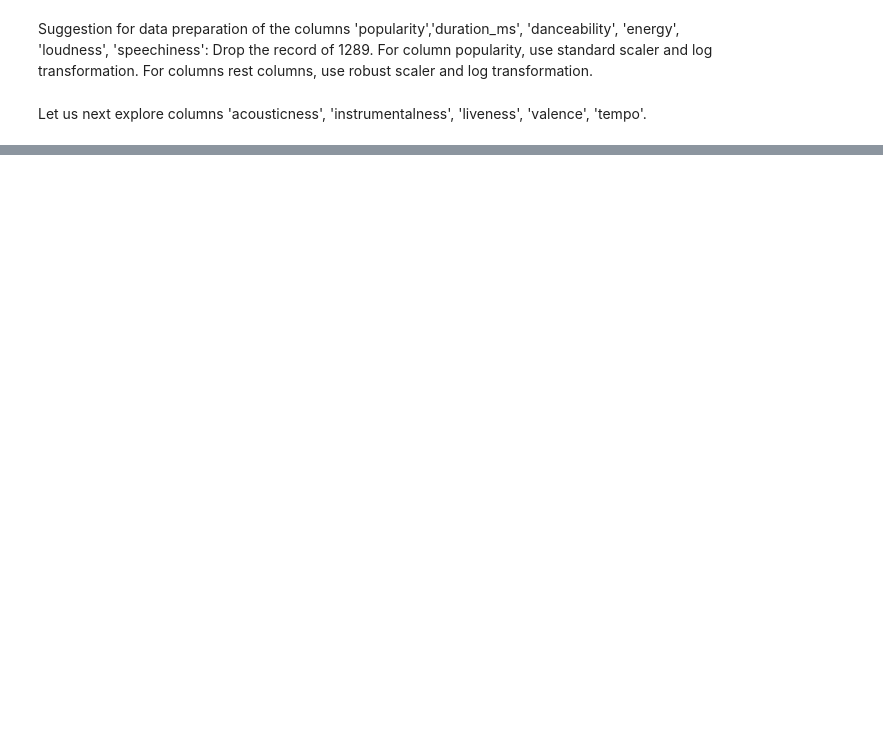
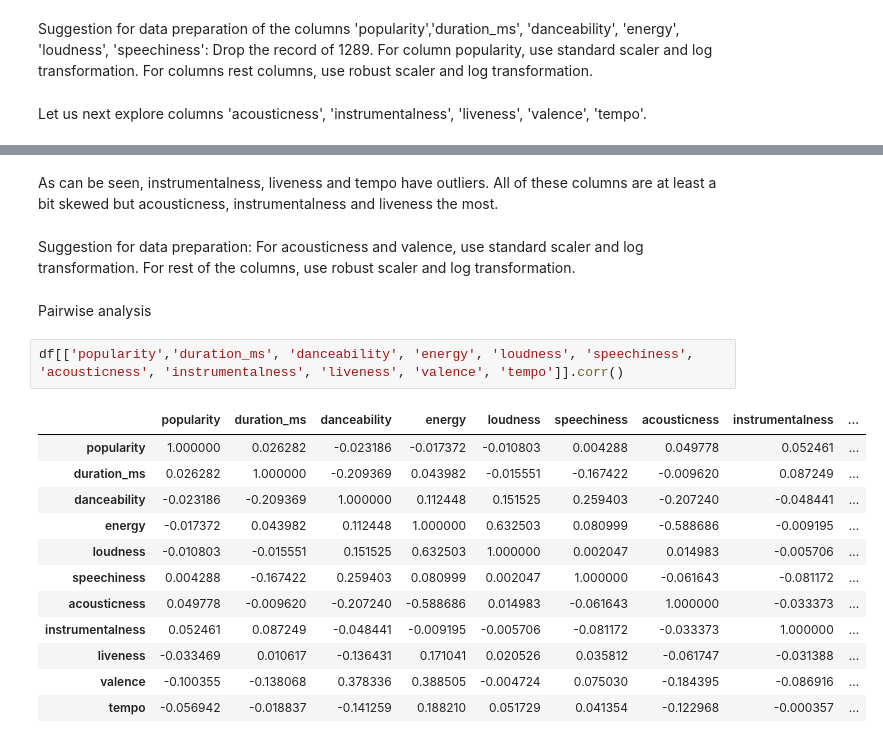
Before and after one commit to SamuelHellqvist/CS4168-DATA-MINING-UL----Project, a Jupyter notebook: EDA_notebook.ipynb, the cells around one changed output, grey strips where cells are left out. Cells and saved outputs as stored; diff of their text form; blank space fills up the shorter version.

Commit message:
feat: continue eda, add correlation analysis, fix figures

```diff
--- a/EDA_notebook.ipynb
+++ b/EDA_notebook.ipynb
@@ -135,0 +162,23 @@ df[['acousticness', 'instrumentalness', 'liveness', 'valence', 'tempo']].boxplot
+# %% [markdown]
+As can be seen, instrumentalness, liveness and tempo have outliers. All of these columns are at least a bit skewed but acousticness, instrumentalness and liveness the most.
+# %% [markdown]
+Suggestion for data preparation:
+For acousticness and valence, use standard scaler and log transformation.
+For rest of the columns, use robust scaler and log transformation.
+# %% [markdown]
+Pairwise analysis
+# %%
+df[['popularity','duration_ms', 'danceability', 'energy', 'loudness', 'speechiness', 'acousticness', 'instrumentalness', 'liveness', 'valence', 'tempo']].corr()
+# %% [output]
+|  | popularity | duration_ms | danceability | energy | loudness | speechiness | acousticness | instrumentalness | ... |
+| popularity | 1.000000 | 0.026282 | -0.023186 | -0.017372 | -0.010803 | 0.004288 | 0.049778 | 0.052461 | ... |
+| duration_ms | 0.026282 | 1.000000 | -0.209369 | 0.043982 | -0.015551 | -0.167422 | -0.009620 | 0.087249 | ... |
+| danceability | -0.023186 | -0.209369 | 1.000000 | 0.112448 | 0.151525 | 0.259403 | -0.207240 | -0.048441 | ... |
+| energy | -0.017372 | 0.043982 | 0.112448 | 1.000000 | 0.632503 | 0.080999 | -0.588686 | -0.009195 | ... |
+| loudness | -0.010803 | -0.015551 | 0.151525 | 0.632503 | 1.000000 | 0.002047 | 0.014983 | -0.005706 | ... |
+| speechiness | 0.004288 | -0.167422 | 0.259403 | 0.080999 | 0.002047 | 1.000000 | -0.061643 | -0.081172 | ... |
+| acousticness | 0.049778 | -0.009620 | -0.207240 | -0.588686 | 0.014983 | -0.061643 | 1.000000 | -0.033373 | ... |
+| instrumentalness | 0.052461 | 0.087249 | -0.048441 | -0.009195 | -0.005706 | -0.081172 | -0.033373 | 1.000000 | ... |
+| liveness | -0.033469 | 0.010617 | -0.136431 | 0.171041 | 0.020526 | 0.035812 | -0.061747 | -0.031388 | ... |
+| valence | -0.100355 | -0.138068 | 0.378336 | 0.388505 | -0.004724 | 0.075030 | -0.184395 | -0.086916 | ... |
+| tempo | -0.056942 | -0.018837 | -0.141259 | 0.188210 | 0.051729 | 0.041354 | -0.122968 | -0.000357 | ... |
```
Also changed, not shown: parts of 13 cells of this notebook.
